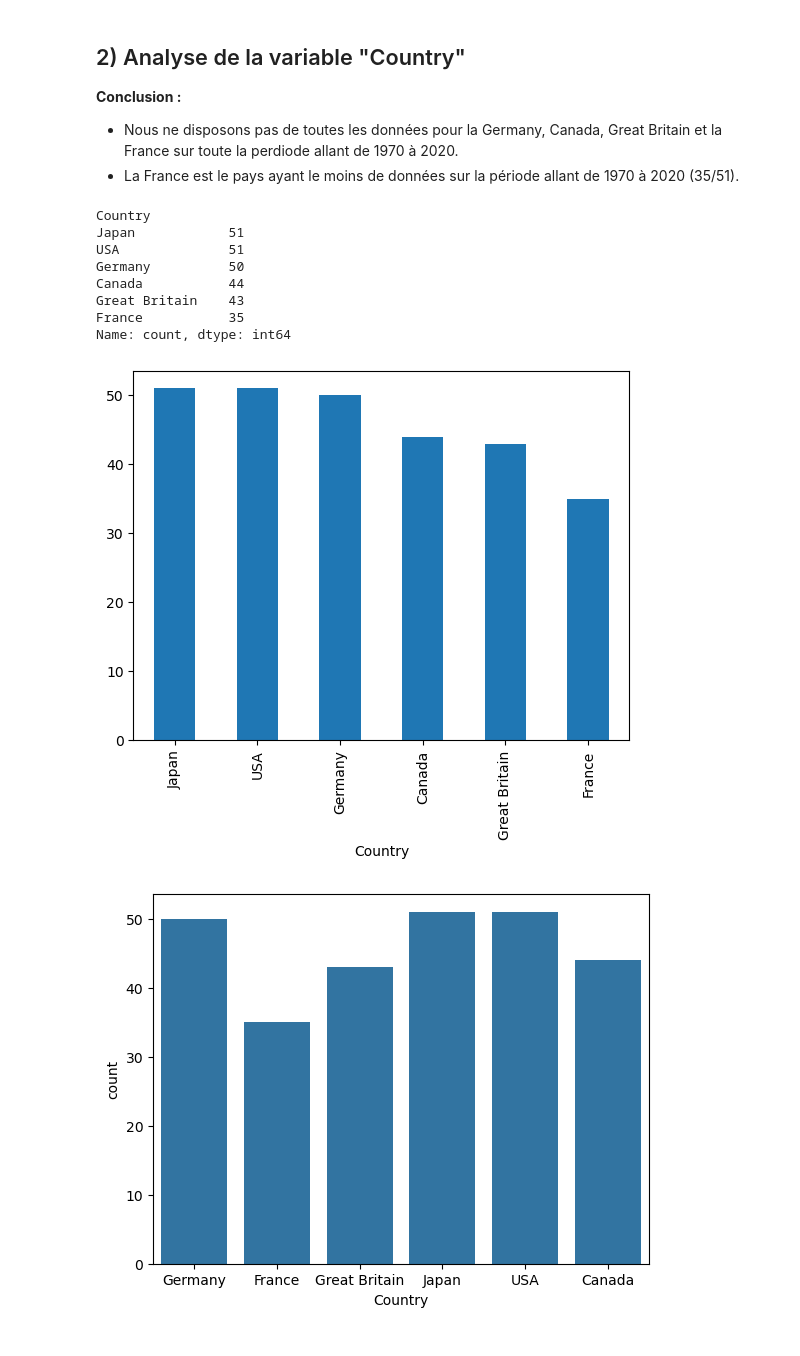
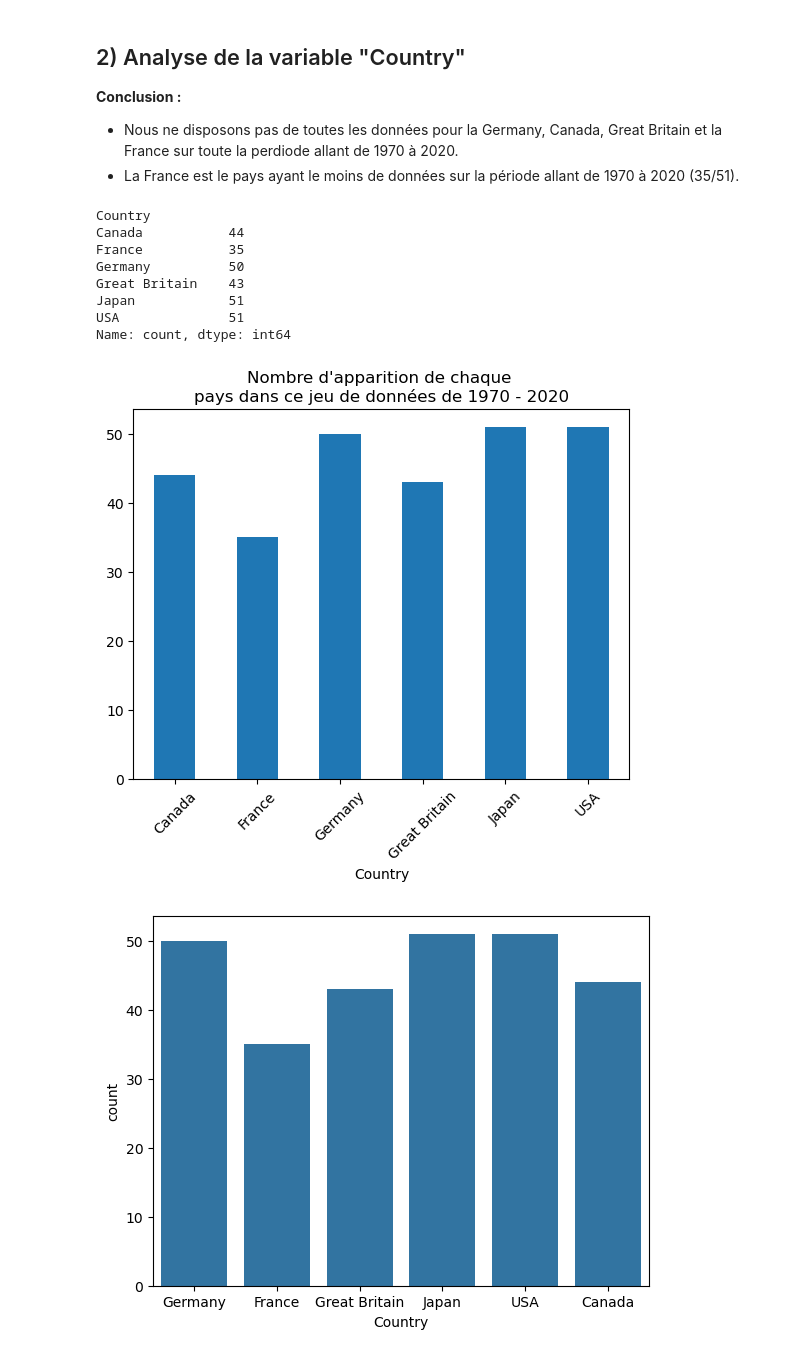
Before and after one commit to MouloudB-24/MP-PRO, a Jupyter notebook: Exercices/health-expectation.ipynb, the cells around one changed output. Drawn from its saved outputs; the diff is of its cells as text; code cells hidden in the pictures.

Commit message:
Solution 2 : améliore les commentaires et les graphes

```diff
--- a/Exercices/health-expectation.ipynb
+++ b/Exercices/health-expectation.ipynb
@@ -39,18 +47,20 @@ memory usage: 8.7+ KB
  - Nous ne disposons pas de toutes les données pour la Germany, Canada, Great Britain et la France sur toute la perdiode allant de 1970 à 2020.
  - La France est le pays ayant le moins de données sur la période allant de 1970 à 2020 (35/51).
 # %%
-df['Country'].value_counts()
+df['Country'].value_counts().sort_index()
 # %% [output]
 Country
+Canada           44
+France           35
+Germany          50
+Great Britain    43
 Japan            51
 USA              51
-Germany          50
-Canada           44
-Great Britain    43
-France           35
 Name: count, dtype: int64
 # %%
-df['Country'].value_counts().plot(kind='bar');
+df['Country'].value_counts().sort_index().plot(kind='bar', rot=45)
+plt.title("Nombre d'apparition de chaque \npays dans ce jeu de données de 1970 - 2020")
+plt.show()
 # %% [output]
-[figure, old version]
+[figure, new version]
 # %%
```
Also changed, not shown: parts of 22 cells of this notebook.
